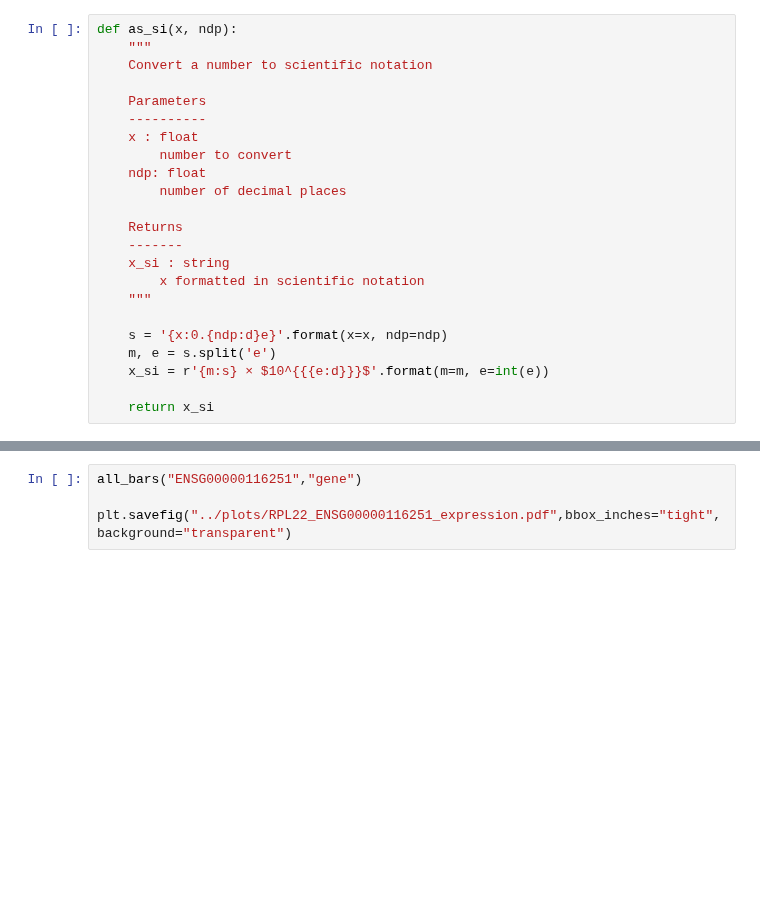
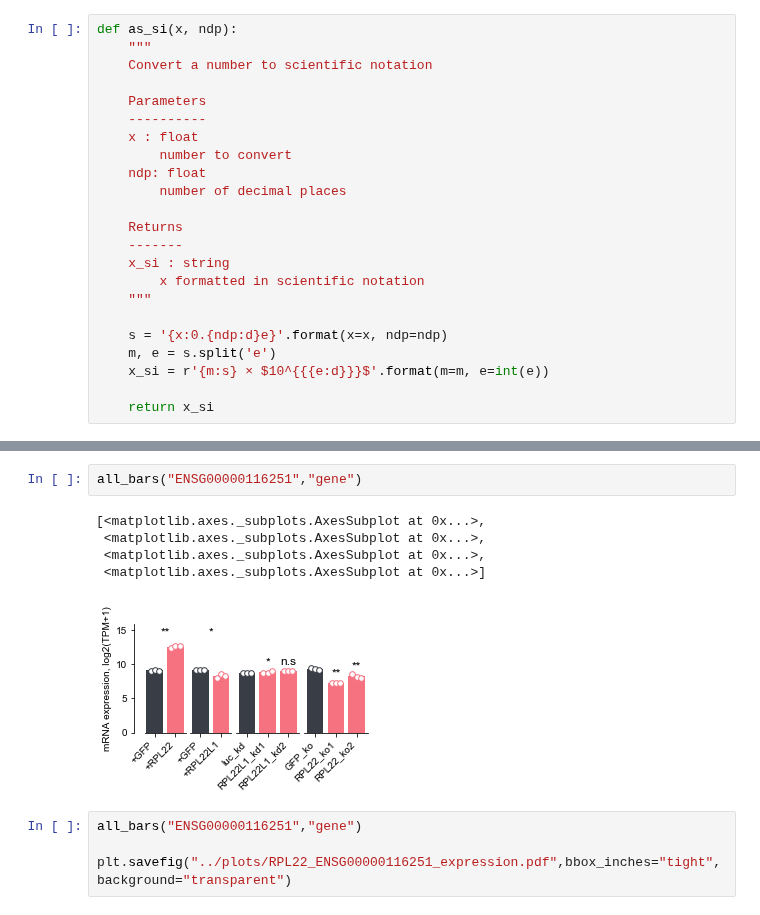
Before and after one commit to kevinhu/mdm4-splicing, a Jupyter notebook: notebooks/fig3_rnaseq.ipynb, the cells around one changed output, grey strips where cells are left out. Saved outputs shown, nothing was run; the diff lists cells and outputs as text; blank space fills up the shorter version.

```diff
--- a/notebooks/fig3_rnaseq.ipynb
+++ b/notebooks/fig3_rnaseq.ipynb
@@ -330,3 +468,11 @@ plt.savefig("../plots/RPL22L1_ENSG00000163584_expression.pdf",bbox_inches="tight
+# %%
+all_bars("ENSG00000116251","gene")
+# %% [output]
+[<matplotlib.axes._subplots.AxesSubplot at 0x...>,
+ <matplotlib.axes._subplots.AxesSubplot at 0x...>,
+ <matplotlib.axes._subplots.AxesSubplot at 0x...>,
+ <matplotlib.axes._subplots.AxesSubplot at 0x...>]
+[figure, added]
 # %%
 all_bars("ENSG00000116251","gene")
 
```
Also changed, not shown: parts of 14 cells of this notebook, 8 other files.
